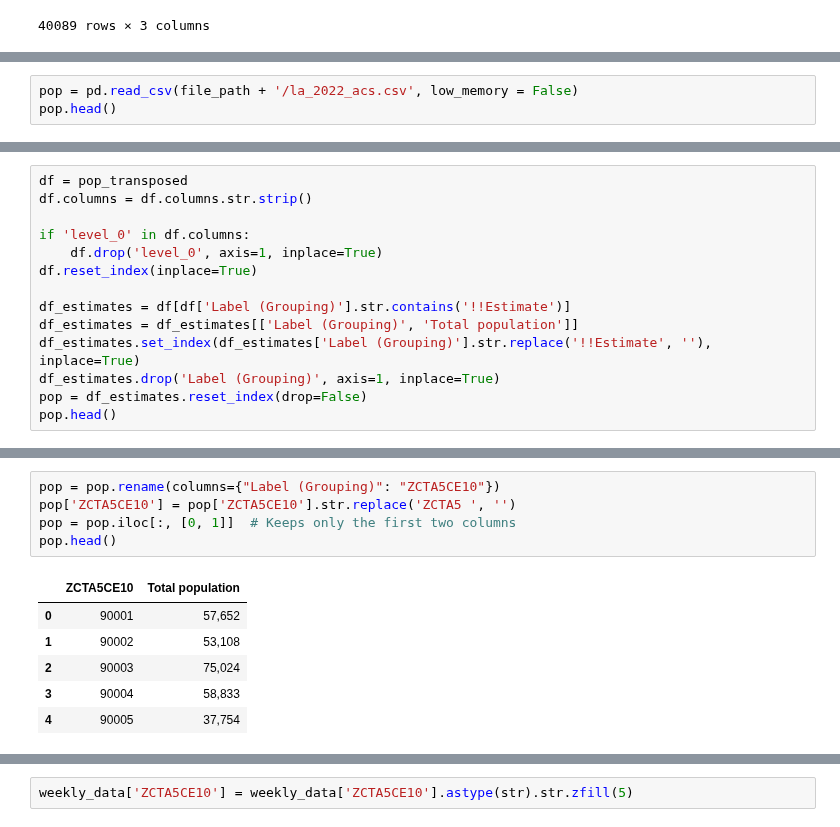
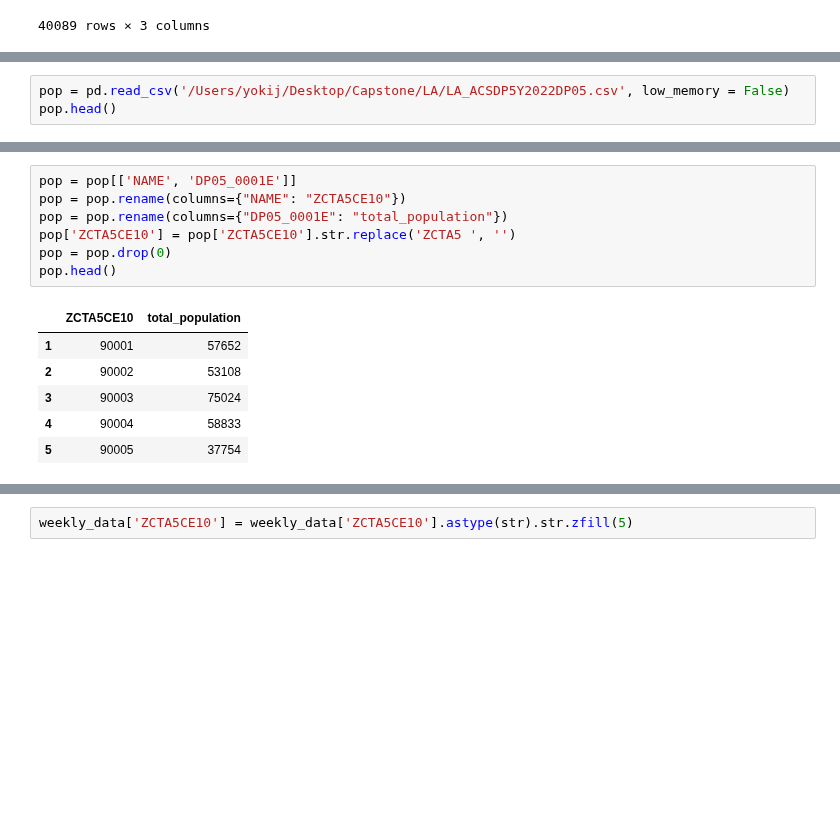
Before and after one commit to bail-reform/NYC, a Jupyter notebook: LA_Data_Aggregation.ipynb, the cells around one changed output, grey strips where cells are left out. Saved outputs shown, nothing was run; the diff lists cells and outputs as text; blank space fills up the shorter version.

```diff
--- a/LA_Data_Aggregation.ipynb
+++ b/LA_Data_Aggregation.ipynb
@@ -217,4 +152,4 @@ weekly_data.head()
 # %%
-pop = pd.read_csv(file_path + '/la_2022_acs.csv', low_memory = False)
+pop = pd.read_csv('/Users/yokij/Desktop/Capstone/LA/LA_ACSDP5Y2022DP05.csv', low_memory = False)
 pop.head()
 # %% [output]
@@ -264,14 +162,0 @@ Index(['Label (Grouping)', 'SEX AND AGE', '    Total population',
-# %%
-df = pop_transposed
-df.columns = df.columns.str.strip()
-
-if 'level_0' in df.columns:
-    df.drop('level_0', axis=1, inplace=True)
-df.reset_index(inplace=True)
-
-df_estimates = df[df['Label (Grouping)'].str.contains('!!Estimate')]
-df_estimates = df_estimates[['Label (Grouping)', 'Total population']]
-df_estimates.set_index(df_estimates['Label (Grouping)'].str.replace('!!Estimate', ''), inplace=True)
-df_estimates.drop('Label (Grouping)', axis=1, inplace=True)
-pop = df_estimates.reset_index(drop=False)
-pop.head()
@@ -285,12 +163,14 @@ pop.head()
 # %%
-pop = pop.rename(columns={"Label (Grouping)": "ZCTA5CE10"})
+pop = pop[['NAME', 'DP05_0001E']]
+pop = pop.rename(columns={"NAME": "ZCTA5CE10"})
+pop = pop.rename(columns={"DP05_0001E": "total_population"})
 pop['ZCTA5CE10'] = pop['ZCTA5CE10'].str.replace('ZCTA5 ', '')
-pop = pop.iloc[:, [0, 1]]  # Keeps only the first two columns
+pop = pop.drop(0)
 pop.head()
 # %% [output]
-|  | ZCTA5CE10 | Total population |
-| 0 | 90001 | 57,652 |
-| 1 | 90002 | 53,108 |
-| 2 | 90003 | 75,024 |
-| 3 | 90004 | 58,833 |
-| 4 | 90005 | 37,754 |
+|  | ZCTA5CE10 | total_population |
+| 1 | 90001 | 57652 |
+| 2 | 90002 | 53108 |
+| 3 | 90003 | 75024 |
+| 4 | 90004 | 58833 |
+| 5 | 90005 | 37754 |
```
Also changed, not shown: parts of 89 cells of this notebook.
